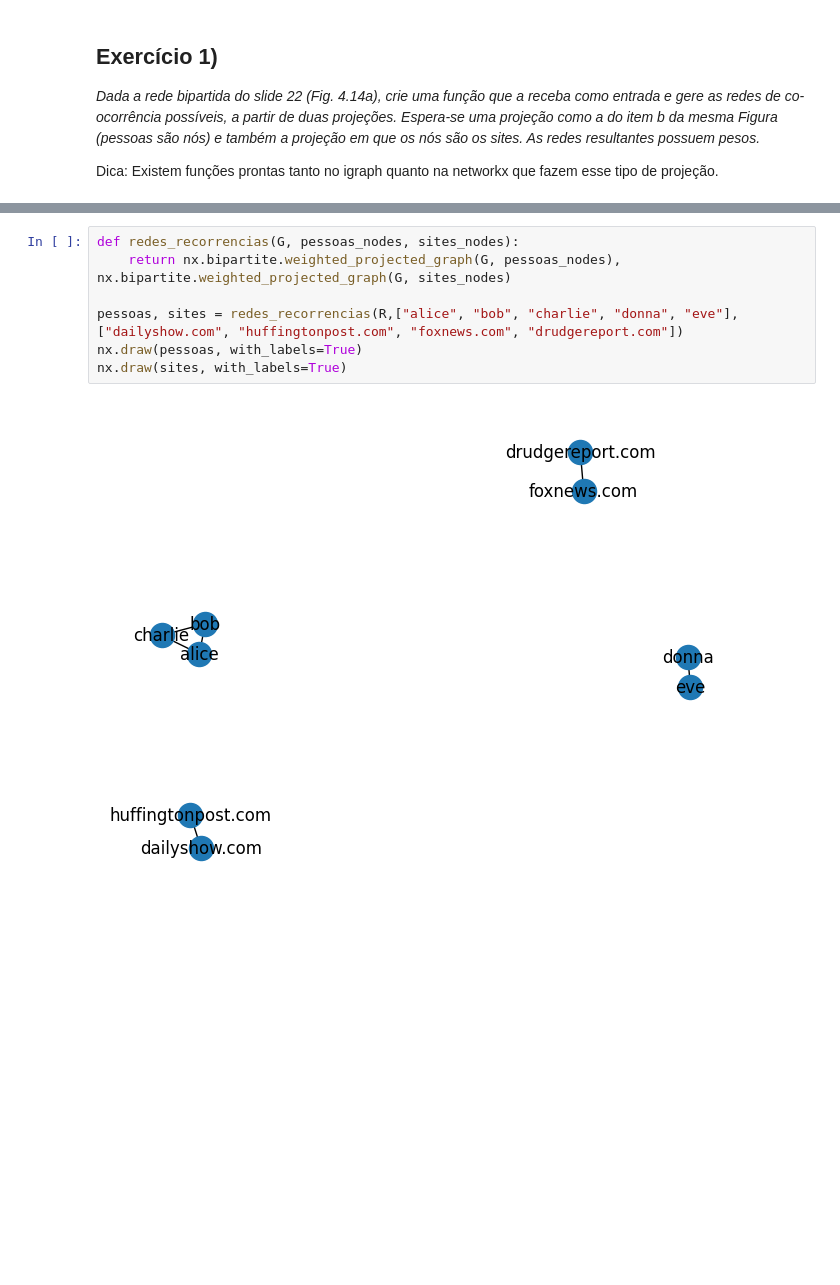
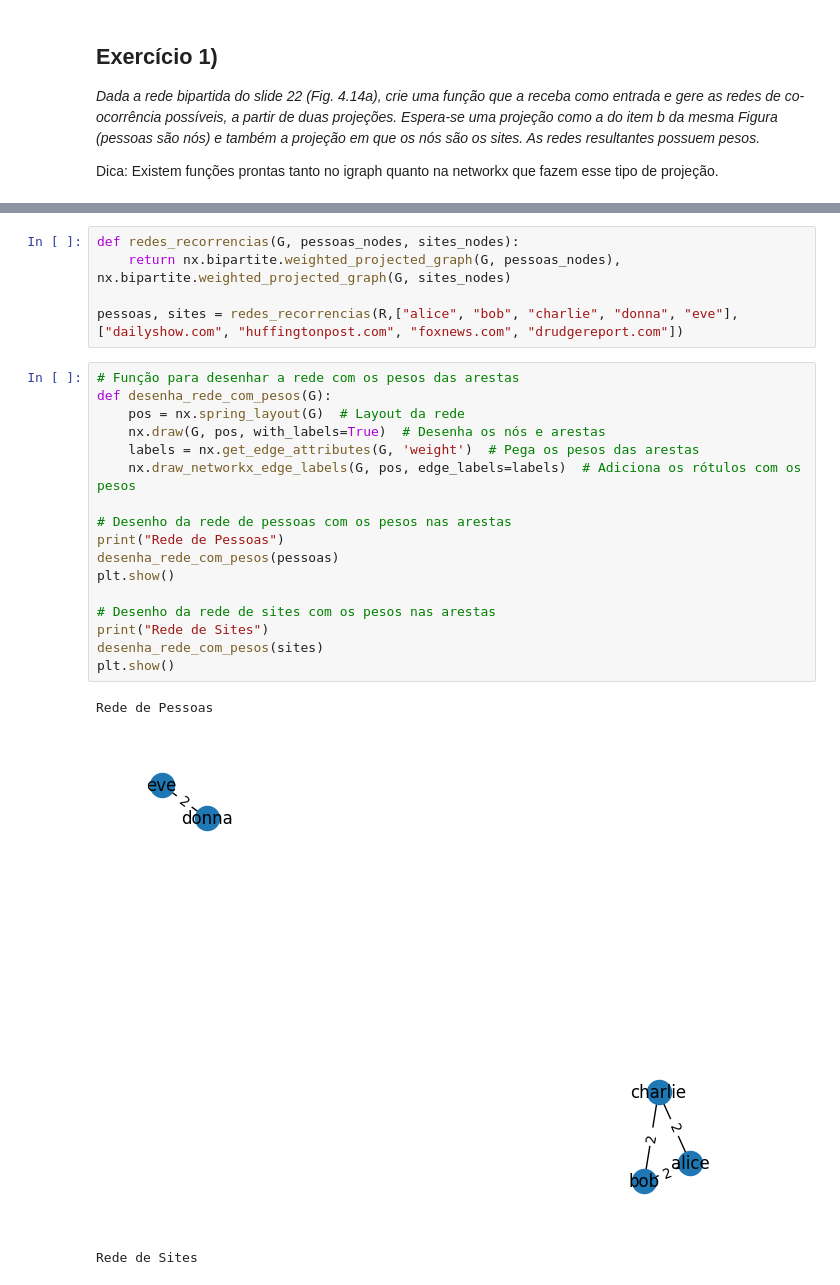
Before and after one commit to AnaLuiza241/disciplinasMestrado, a Jupyter notebook: redes-complexas/tarefa5.ipynb, the cells around one changed output, grey strips where cells are left out. Drawn from its saved outputs; the diff is of its cells as text; blank space fills up the shorter version.

```diff
--- a/redes-complexas/tarefa5.ipynb
+++ b/redes-complexas/tarefa5.ipynb
@@ -22,7 +37,24 @@ def redes_recorrencias(G, pessoas_nodes, sites_nodes):
     return nx.bipartite.weighted_projected_graph(G, pessoas_nodes), nx.bipartite.weighted_projected_graph(G, sites_nodes)
 
 pessoas, sites = redes_recorrencias(R,["alice", "bob", "charlie", "donna", "eve"], ["dailyshow.com", "huffingtonpost.com", "foxnews.com", "drudgereport.com"])
-nx.draw(pessoas, with_labels=True)
-nx.draw(sites, with_labels=True)
-# %% [output]
-[figure, removed]
+# %%
+# Função para desenhar a rede com os pesos das arestas
+def desenha_rede_com_pesos(G):
+    pos = nx.spring_layout(G)  # Layout da rede
+    nx.draw(G, pos, with_labels=True)  # Desenha os nós e arestas
+    labels = nx.get_edge_attributes(G, 'weight')  # Pega os pesos das arestas
+    nx.draw_networkx_edge_labels(G, pos, edge_labels=labels)  # Adiciona os rótulos com os pesos
+
+# Desenho da rede de pessoas com os pesos nas arestas
+print("Rede de Pessoas")
+desenha_rede_com_pesos(pessoas)
+plt.show()
+
+# Desenho da rede de sites com os pesos nas arestas
+print("Rede de Sites")
+desenha_rede_com_pesos(sites)
+plt.show()
+# %% [output]
+Rede de Pessoas
+[figure, added]
+Rede de Sites
```
Also changed, not shown: parts of 6 cells of this notebook.
